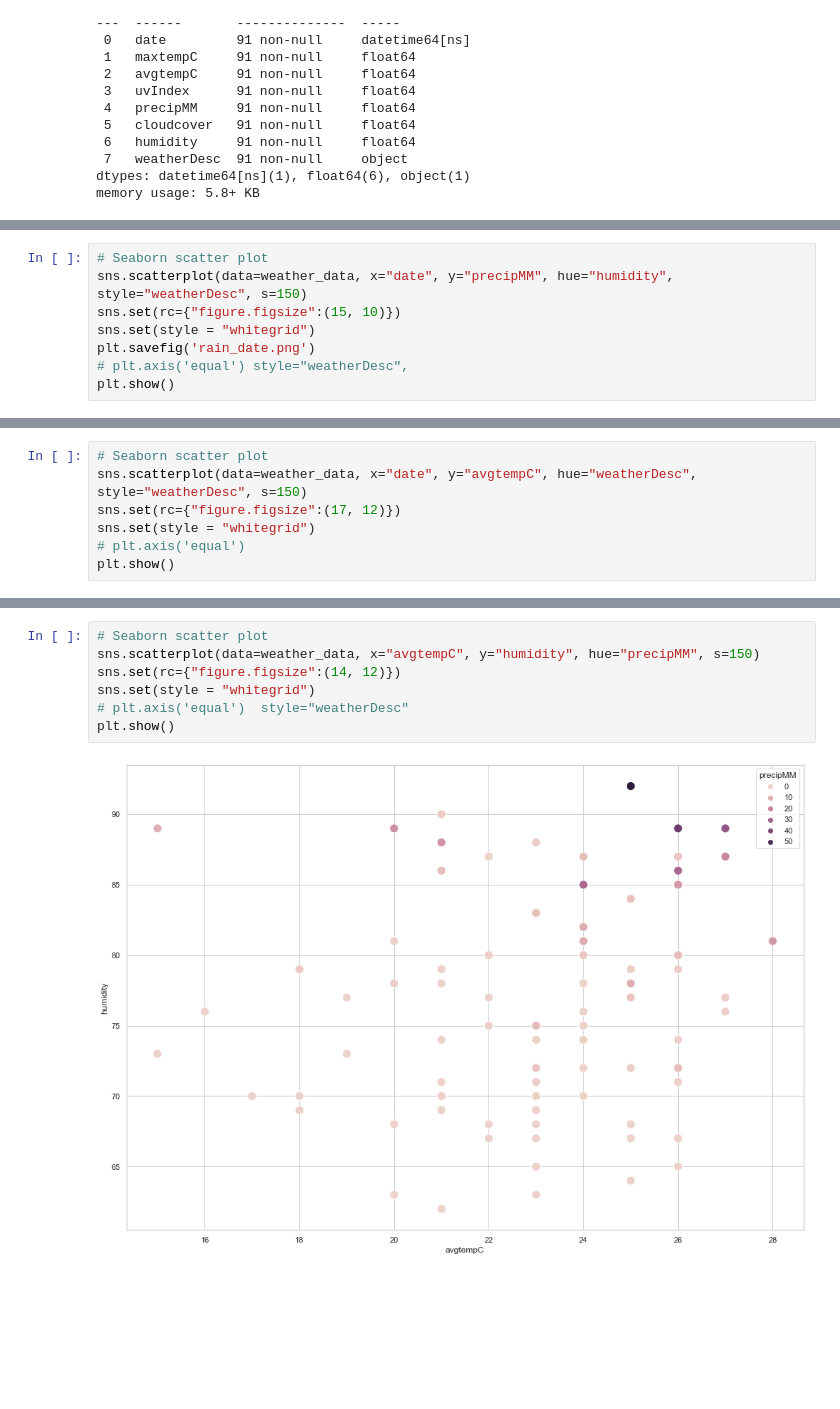
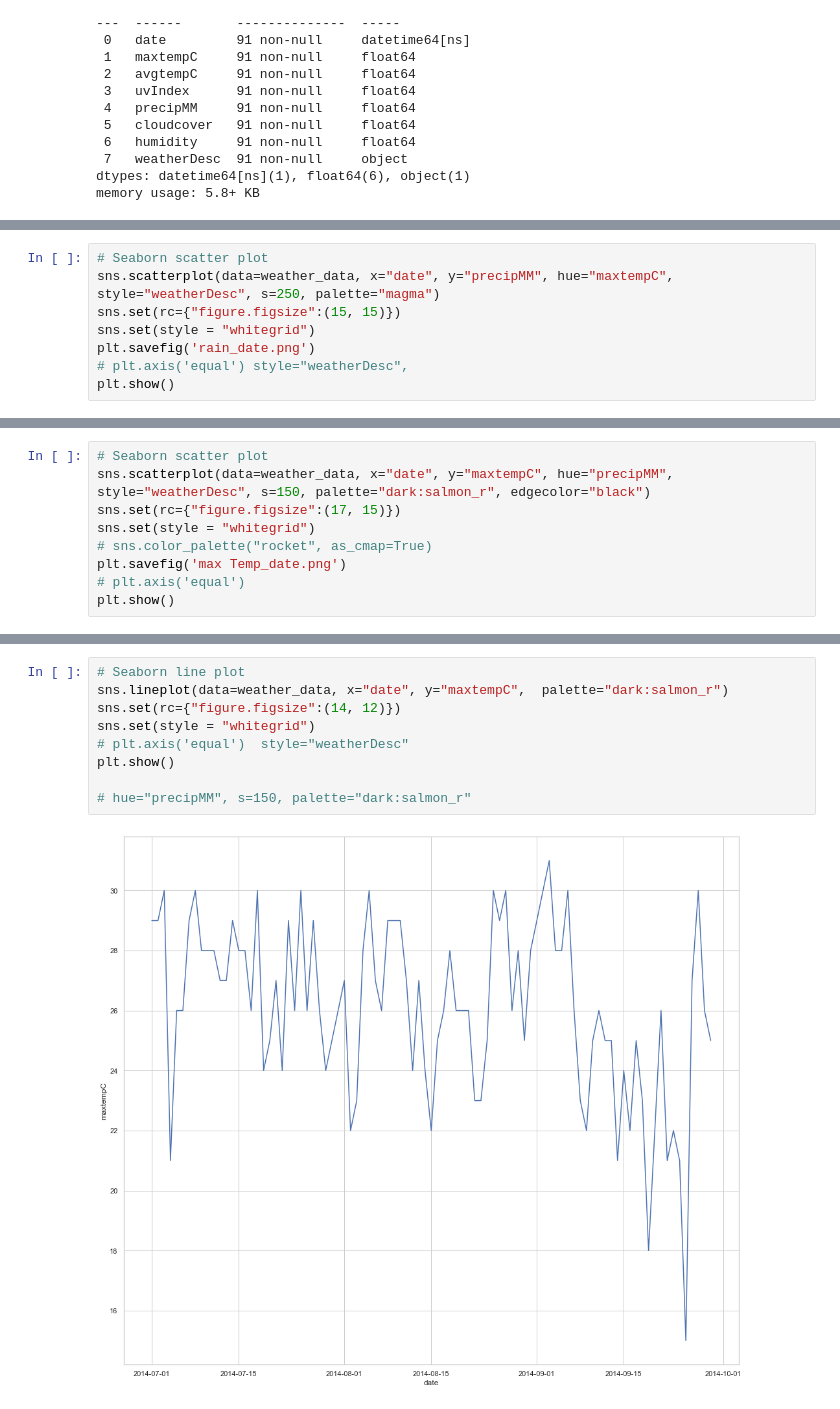
Before and after one commit to P219-C/G5_project-1_UWADA, a Jupyter notebook: Attempt_two.ipynb, the cells around one changed output, grey strips where cells are left out. Cells and saved outputs as stored; diff of their text form; blank space fills up the shorter version.

```diff
--- a/Attempt_two.ipynb
+++ b/Attempt_two.ipynb
@@ -223,7 +223,7 @@ plt.show()
 # %%
 # Seaborn scatter plot
-sns.scatterplot(data=weather_data, x="date", y="precipMM", hue="humidity", style="weatherDesc", s=150)
-sns.set(rc={"figure.figsize":(15, 10)})
+sns.scatterplot(data=weather_data, x="date", y="precipMM", hue="maxtempC", style="weatherDesc", s=250, palette="magma")
+sns.set(rc={"figure.figsize":(15, 15)})
 sns.set(style = "whitegrid")
 plt.savefig('rain_date.png')
 # plt.axis('equal') style="weatherDesc",
@@ -233,8 +233,10 @@ plt.show()
 # %%
 # Seaborn scatter plot
-sns.scatterplot(data=weather_data, x="date", y="avgtempC", hue="weatherDesc", style="weatherDesc", s=150)
-sns.set(rc={"figure.figsize":(17, 12)})
+sns.scatterplot(data=weather_data, x="date", y="maxtempC", hue="precipMM", style="weatherDesc", s=150, palette="dark:salmon_r", edgecolor="black")
+sns.set(rc={"figure.figsize":(17, 15)})
 sns.set(style = "whitegrid")
+# sns.color_palette("rocket", as_cmap=True)
+plt.savefig('max Temp_date.png')
 # plt.axis('equal')
 plt.show()
 # %% [output]
@@ -242,9 +244,11 @@ plt.show()
 # %%
-# Seaborn scatter plot
-sns.scatterplot(data=weather_data, x="avgtempC", y="humidity", hue="precipMM", s=150)
+# Seaborn line plot
+sns.lineplot(data=weather_data, x="date", y="maxtempC",  palette="dark:salmon_r")
 sns.set(rc={"figure.figsize":(14, 12)})
 sns.set(style = "whitegrid")
 # plt.axis('equal')  style="weatherDesc"
 plt.show()
+
+# hue="precipMM", s=150, palette="dark:salmon_r"
 # %% [output]
-[figure, old version]
+[figure, new version]
```
Also changed, not shown: parts of 3 cells of this notebook, 2 other files.
